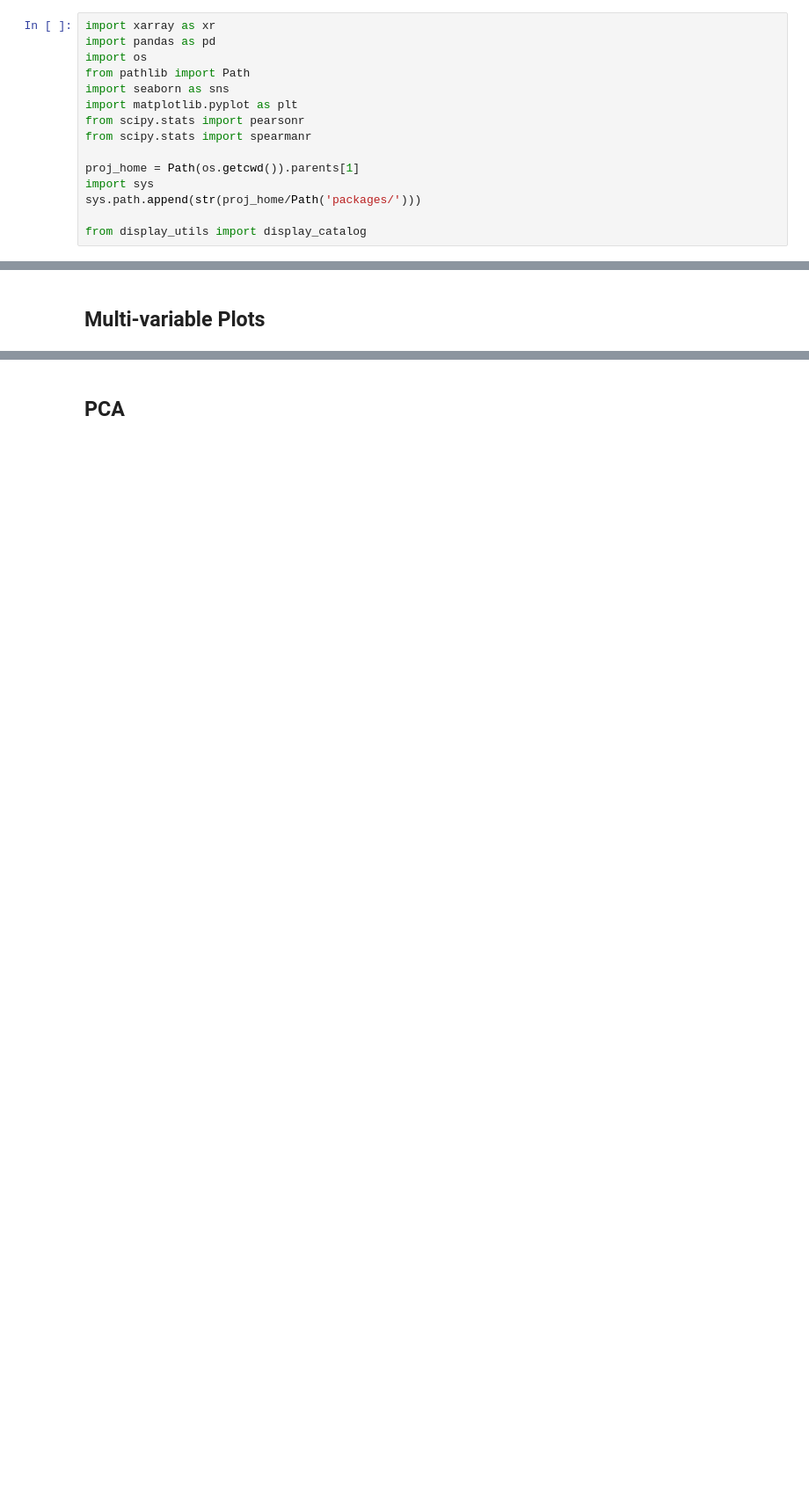
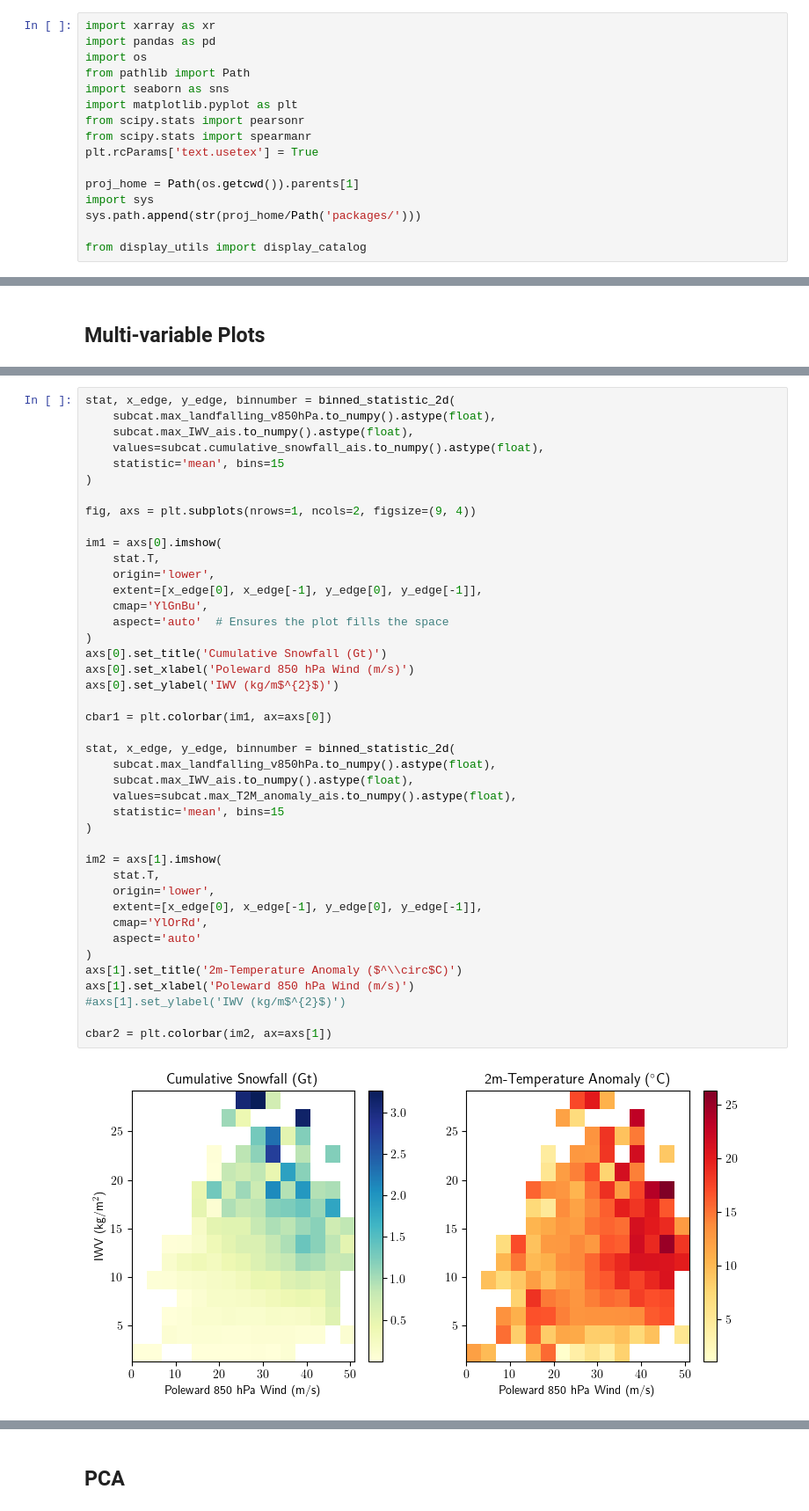
Before and after one commit to jbbutler/extreme_antarctic_ARs, a Jupyter notebook: project/eda/catalog_eda.ipynb, the cells around one changed output, grey strips where cells are left out. Shown at 88% size. Saved outputs shown, nothing was run; the diff lists cells and outputs as text; blank space fills up the shorter version.

```diff
--- a/project/eda/catalog_eda.ipynb
+++ b/project/eda/catalog_eda.ipynb
@@ -11,6 +11,7 @@ import seaborn as sns
 import matplotlib.pyplot as plt
 from scipy.stats import pearsonr
 from scipy.stats import spearmanr
+plt.rcParams['text.usetex'] = True
 
 proj_home = Path(os.getcwd()).parents[1]
 import sys
@@ -374,0 +287,44 @@ sns.scatterplot(data=subcat[subcat.coarser_region == 'West'], x='max_landfalling
+# %%
+stat, x_edge, y_edge, binnumber = binned_statistic_2d(
+    subcat.max_landfalling_v850hPa.to_numpy().astype(float),
+    subcat.max_IWV_ais.to_numpy().astype(float),
+    values=subcat.cumulative_snowfall_ais.to_numpy().astype(float),
+    statistic='mean', bins=15
+)
+
+fig, axs = plt.subplots(nrows=1, ncols=2, figsize=(9, 4))
+
+im1 = axs[0].imshow(
+    stat.T,
+    origin='lower',
+    extent=[x_edge[0], x_edge[-1], y_edge[0], y_edge[-1]],
+    cmap='YlGnBu',
+    aspect='auto'  # Ensures the plot fills the space
+)
+axs[0].set_title('Cumulative Snowfall (Gt)')
+axs[0].set_xlabel('Poleward 850 hPa Wind (m/s)')
+axs[0].set_ylabel('IWV (kg/m$^{2}$)')
+
+cbar1 = plt.colorbar(im1, ax=axs[0])
+
+stat, x_edge, y_edge, binnumber = binned_statistic_2d(
+    subcat.max_landfalling_v850hPa.to_numpy().astype(float),
+    subcat.max_IWV_ais.to_numpy().astype(float),
+    values=subcat.max_T2M_anomaly_ais.to_numpy().astype(float),
+    statistic='mean', bins=15
+)
+
+im2 = axs[1].imshow(
+    stat.T,
+    origin='lower',
+    extent=[x_edge[0], x_edge[-1], y_edge[0], y_edge[-1]],
+    cmap='YlOrRd',
+    aspect='auto'
+)
+axs[1].set_title('2m-Temperature Anomaly ($^\\circ$C)')
+axs[1].set_xlabel('Poleward 850 hPa Wind (m/s)')
+#axs[1].set_ylabel('IWV (kg/m$^{2}$)')
+
+cbar2 = plt.colorbar(im2, ax=axs[1])
+# %% [output]
+[figure, added]
```
Also changed, not shown: parts of 23 cells of this notebook, 48 other files.
